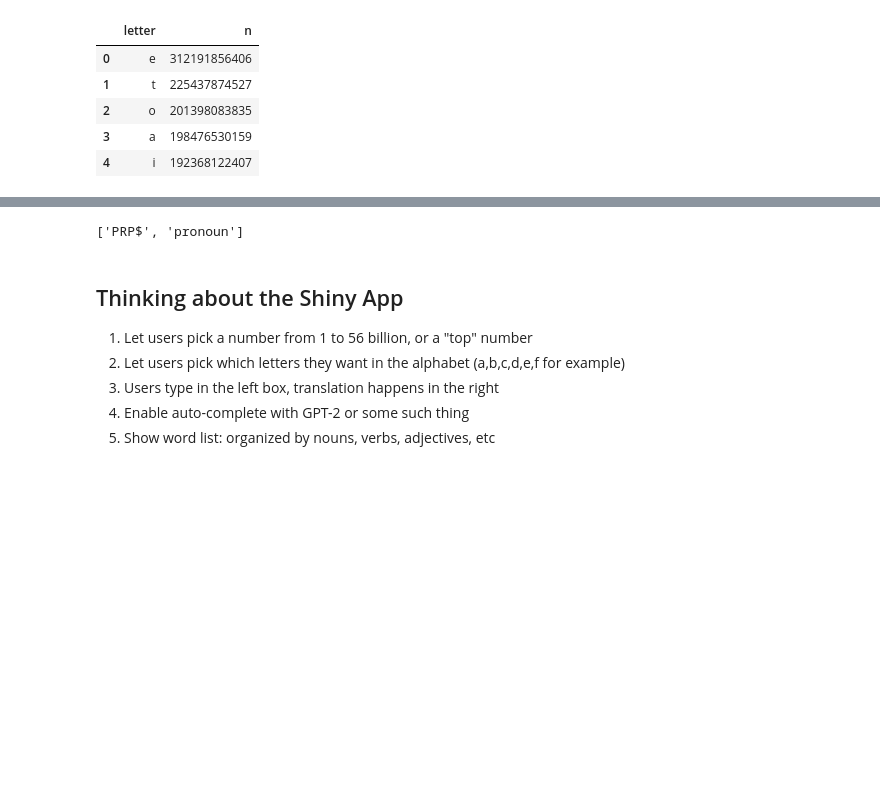
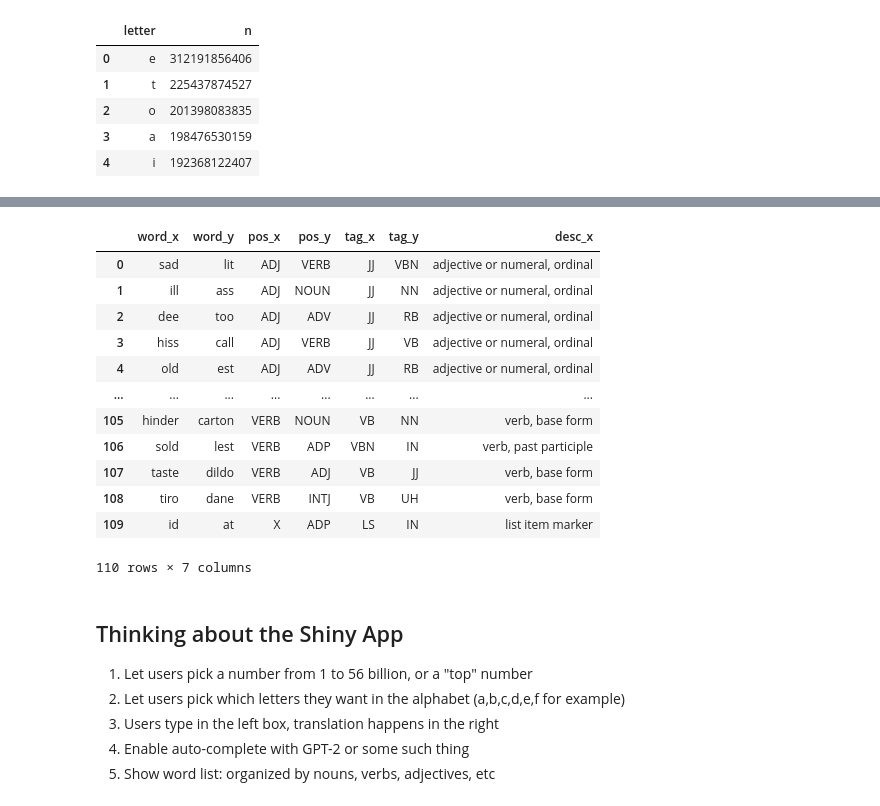
Before and after one commit to ErikinBC/mirror_alphabet, a Jupyter notebook: christian_bok.ipynb, the cells around one changed output, grey strips where cells are left out. Drawn from its saved outputs; the diff is of its cells as text; code cells hidden in the pictures; blank space fills up the shorter version.

```diff
--- a/christian_bok.ipynb
+++ b/christian_bok.ipynb
@@ -5,6 +5,7 @@ Goal is to write a poem that will allow complementary base pairing: i.e. the key
 # %%
 import numpy as np
 import pandas as pd
+from scipy import stats
 import string
 import os
 import shutil
@@ -21,11 +22,16 @@ import importlib
 import funs
 importlib.reload(funs)
 from funs import makeifnot
-from funs import rand_mapping, alpha_trans, get_cipher, npair_max
+from funs import rand_mapping, alpha_trans, get_cipher, npair_max, annot_vocab_cipher
 
 import nltk
 from nltk.tokenize import word_tokenize
 import contextlib, io
+
+import spacy
+
+nlp_sm = spacy.load("en_core_web_sm")
+
 
 def capture(fun,arg):
     f = io.StringIO()
@@ -34,5 +40,7 @@ def capture(fun,arg):
     output = f.getvalue()
     return output
 
+letters = [l for l in string.ascii_lowercase]
 
-letters = [l for l in string.ascii_lowercase]
+# There are ~ 8 billion possible alphabet encodings
+print(f"There are {npair_max(letters):,} possible English alphabet encodings")
@@ -199,17 +219,0 @@ xmap12 = get_cipher(dat12.idx[0], alphabet12)
-# %%
-# Function that takes a word list, cipher, and returns word pairings with word types
-# corpus: some vector of strings
-# cipher: numpy kx2 cipher array
-# PoS: parts of speech lookup
-def annot_vocab_cipher(corpus, cipher, PoS):
-    assert isinstance(cipher, np.ndarray)
-    if not isinstance(corpus,pd.Series):
-        corpus = pd.Series(corpus.copy())
-    tcorpus = alpha_trans(corpus, cipher)
-    idx = corpus.isin(tcorpus)
-    corpus, tcorpus = corpus[idx], tcorpus[idx]
-    df = pd.DataFrame({'w1':corpus,'w2':tcorpus}).reset_index(None,True)
-    return df
-
-mapper12 = annot_vocab_cipher(words12, xmap12)
-mapper12.head()
@@ -227,8 +298,21 @@ nltk.pos_tag(mapper12.w1.head().to_list())
+# %%
+annot_vocab_cipher(corpus=words12, cipher=get_cipher(1475, alphabet12), PoS=pos_spacy)
+# %% [output]
+|  | word_x | word_y | pos_x | pos_y | tag_x | tag_y | desc_x |
+| 0 | sad | lit | ADJ | VERB | JJ | VBN | adjective or numeral, ordinal |
+| 1 | ill | ass | ADJ | NOUN | JJ | NN | adjective or numeral, ordinal |
+| 2 | dee | too | ADJ | ADV | JJ | RB | adjective or numeral, ordinal |
+| 3 | hiss | call | ADJ | VERB | JJ | VB | adjective or numeral, ordinal |
+| 4 | old | est | ADJ | ADV | JJ | RB | adjective or numeral, ordinal |
+| ... | ... | ... | ... | ... | ... | ... | ... |
+| 105 | hinder | carton | VERB | NOUN | VB | NN | verb, base form |
+| 106 | sold | lest | VERB | ADP | VBN | IN | verb, past participle |
+| 107 | taste | dildo | VERB | ADJ | VB | JJ | verb, base form |
+| 108 | tiro | dane | VERB | INTJ | VB | UH | verb, base form |
+| 109 | id | at | X | ADP | LS | IN | list item marker |
+110 rows × 7 columns
 # %%
 # # Get the different Parts-of-Speech values: USE DF_MERGE
-capture(nltk.help.upenn_tagset,'PRP$').split(', ')[0].split(': ')
-# %% [output]
-['PRP$', 'pronoun']
 # %% [markdown]
 ## Thinking about the Shiny App
 
```
Also changed, not shown: parts of 20 cells of this notebook, 2 other files.
